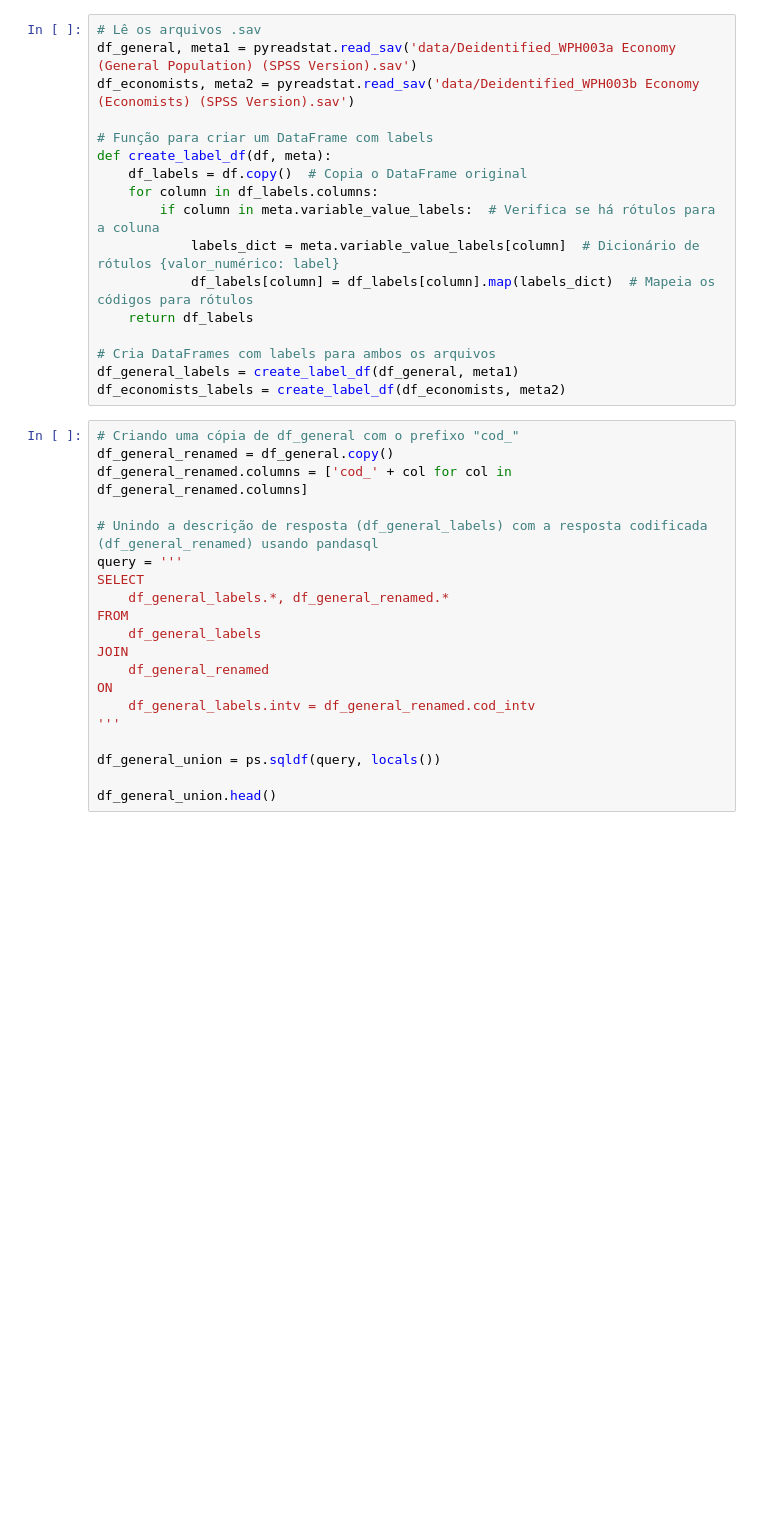
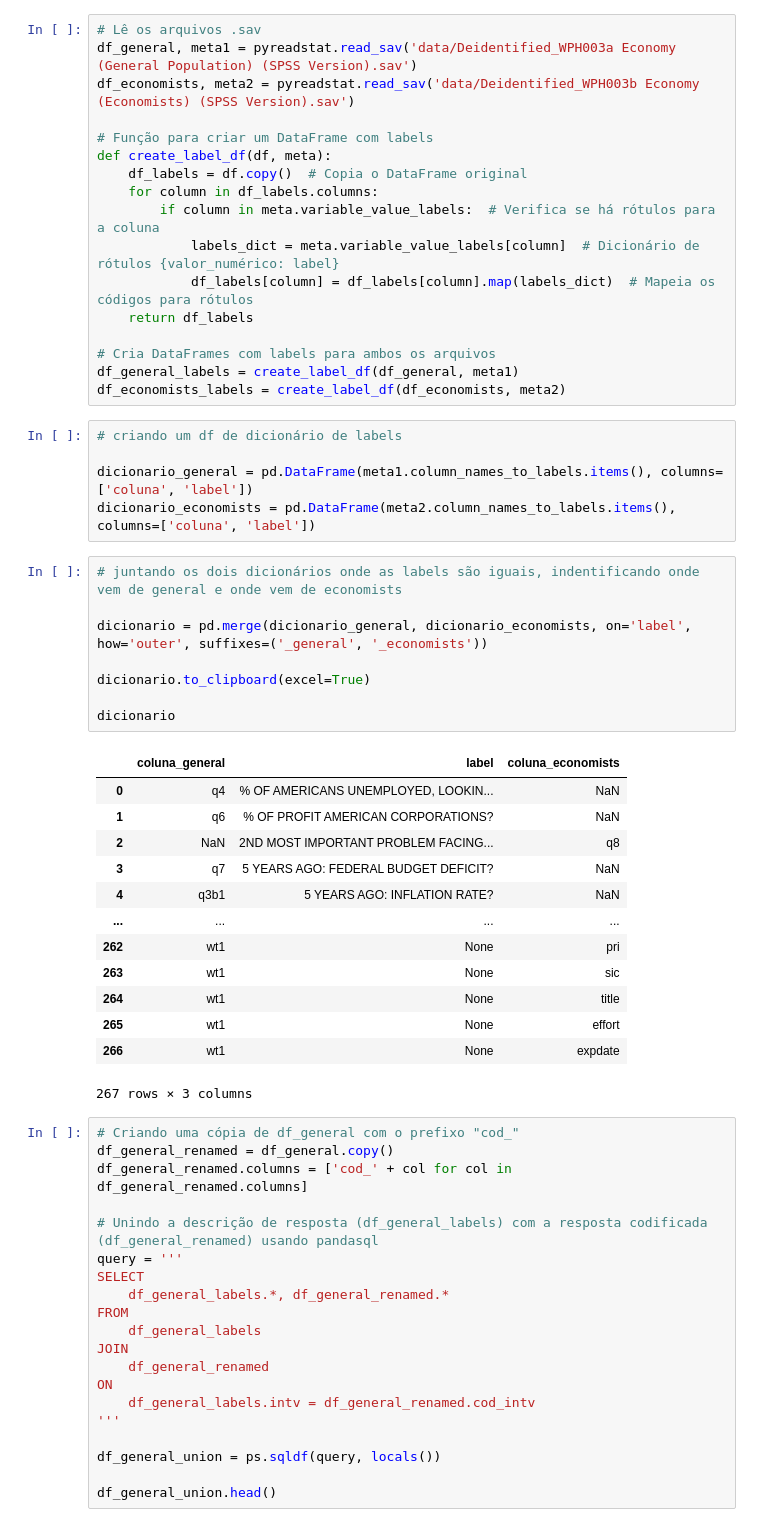
Before and after one commit to Schadenlord/pesquisa-comportamental, a Jupyter notebook: análise.ipynb, the cells around one changed output. Saved outputs shown, nothing was run; the diff lists cells and outputs as text; blank space fills up the shorter version.

```diff
--- a/análise.ipynb
+++ b/análise.ipynb
@@ -34,6 +34,33 @@ def create_label_df(df, meta):
 # Cria DataFrames com labels para ambos os arquivos
 df_general_labels = create_label_df(df_general, meta1)
 df_economists_labels = create_label_df(df_economists, meta2)
+# %%
+# criando um df de dicionário de labels
+
+dicionario_general = pd.DataFrame(meta1.column_names_to_labels.items(), columns=['coluna', 'label'])
+dicionario_economists = pd.DataFrame(meta2.column_names_to_labels.items(), columns=['coluna', 'label'])
+# %%
+# juntando os dois dicionários onde as labels são iguais, indentificando onde vem de general e onde vem de economists
+
+dicionario = pd.merge(dicionario_general, dicionario_economists, on='label', how='outer', suffixes=('_general', '_economists'))
+
+dicionario.to_clipboard(excel=True)
+
+dicionario
+# %% [output]
+|  | coluna_general | label | coluna_economists |
+| 0 | q4 | % OF AMERICANS UNEMPLOYED, LOOKIN... | NaN |
+| 1 | q6 | % OF PROFIT AMERICAN CORPORATIONS? | NaN |
+| 2 | NaN | 2ND MOST IMPORTANT PROBLEM FACING... | q8 |
+| 3 | q7 | 5 YEARS AGO: FEDERAL BUDGET DEFICIT? | NaN |
+| 4 | q3b1 | 5 YEARS AGO: INFLATION RATE? | NaN |
+| ... | ... | ... | ... |
+| 262 | wt1 | None | pri |
+| 263 | wt1 | None | sic |
+| 264 | wt1 | None | title |
+| 265 | wt1 | None | effort |
+| 266 | wt1 | None | expdate |
+267 rows × 3 columns
 # %%
 # Criando uma cópia de df_general com o prefixo "cod_"
 df_general_renamed = df_general.copy()
```
Also changed, not shown: parts of 21 cells of this notebook.
